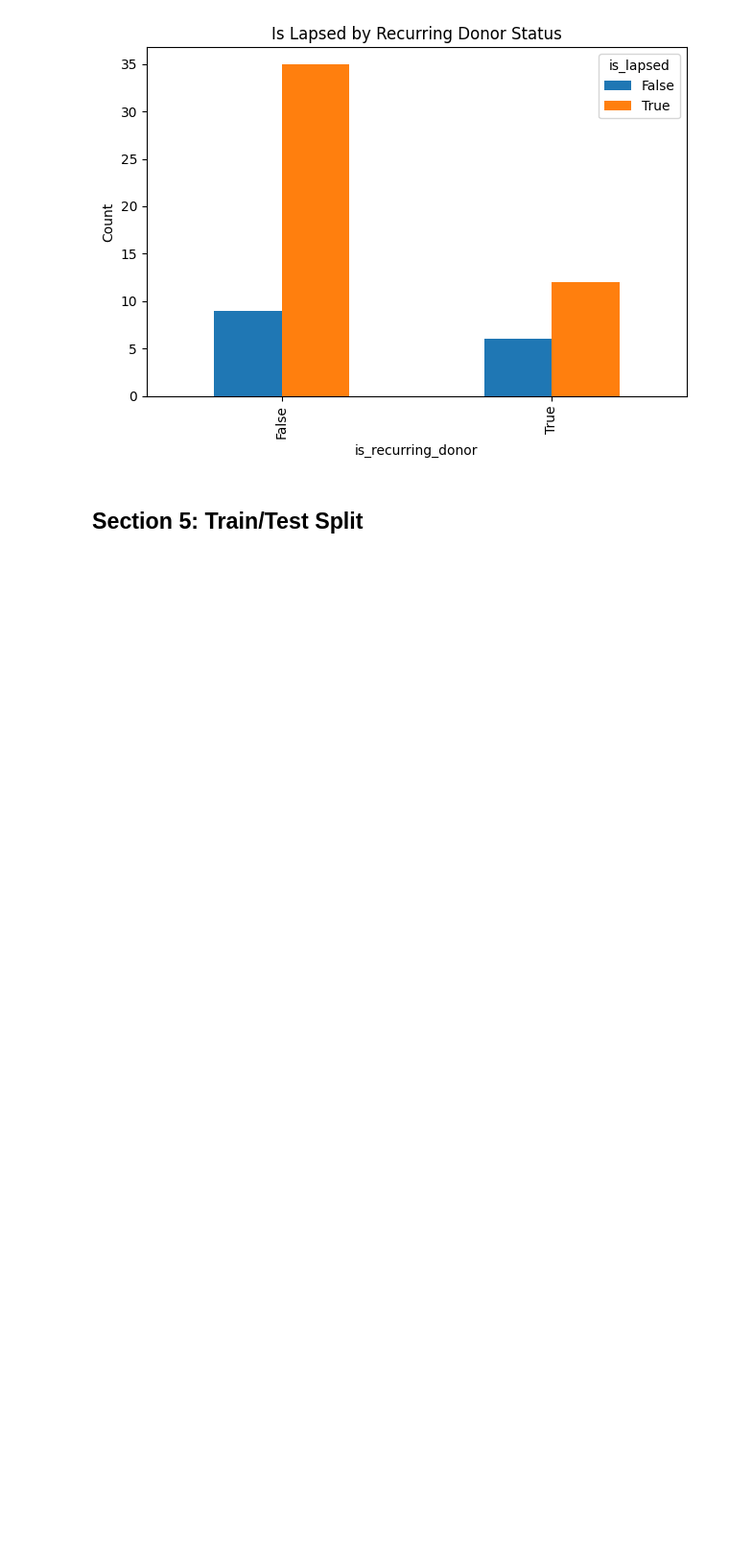
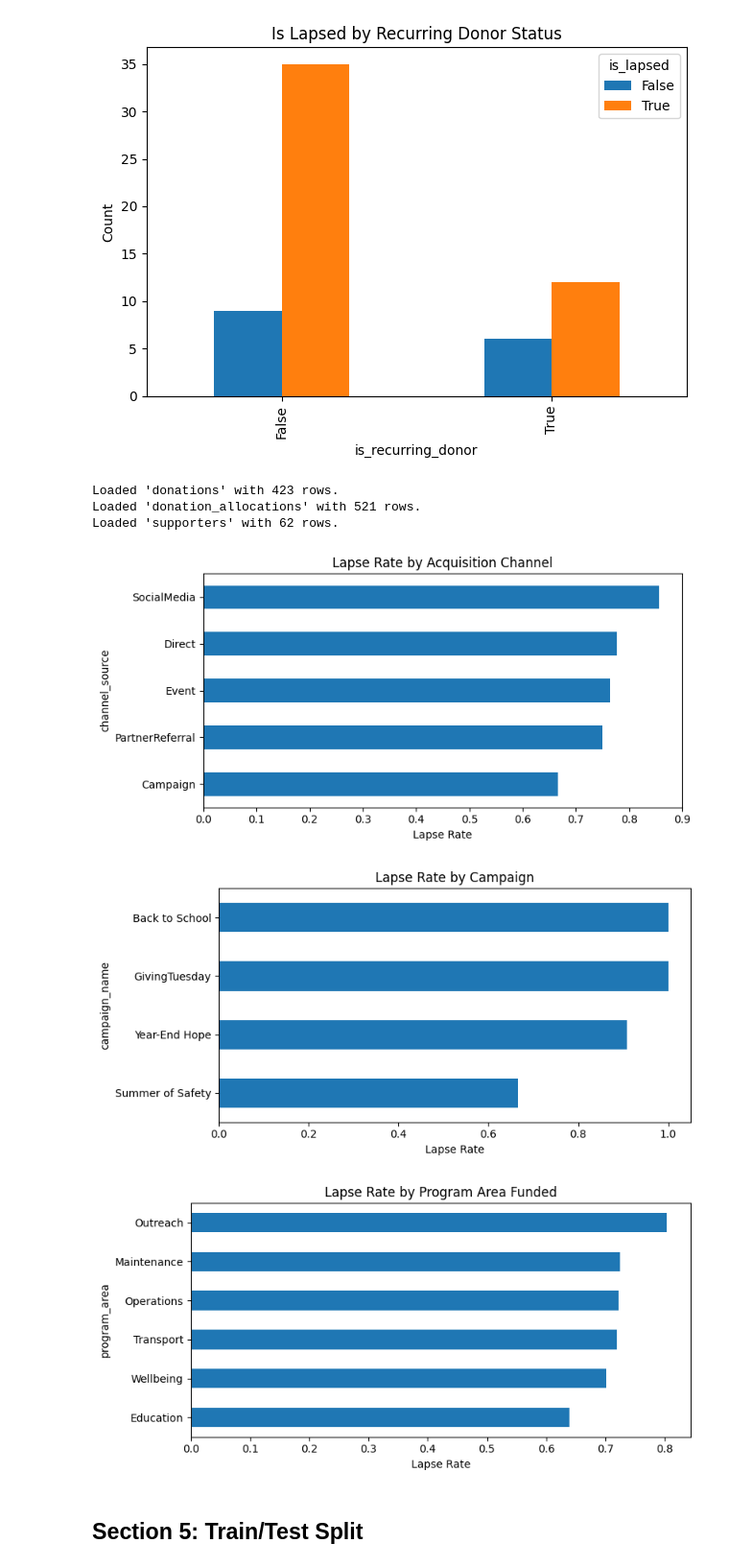
Before and after one commit to mitchsmii/Intex, a Jupyter notebook: ml_pipelines/models/01_donor_churn/donor_churn.ipynb, the cells around one changed output. Shown at 96% size. Cells and saved outputs as stored; diff of their text form; code cells hidden in the pictures; blank space fills up the shorter version.

```diff
--- a/ml_pipelines/models/01_donor_churn/donor_churn.ipynb
+++ b/ml_pipelines/models/01_donor_churn/donor_churn.ipynb
@@ -120,6 +120,72 @@ plt.show()
 [figure]
 <Figure size 700x400 with 0 Axes>
 [figure]
+# %%
+import sys, os
+sys.path.insert(0, os.path.abspath('../..'))
+from data.loader import load_donations, load_donation_allocations, load_supporters
+import matplotlib.pyplot as plt
+import pandas as pd
+
+donations_raw = load_donations()
+allocations = load_donation_allocations()
+
+# Chart 1: Lapse rate by acquisition channel
+channel_lapse = df.groupby(
+    [col for col in df.columns if col.startswith('acq_')]
+)
+
+# Merge supporters with donations to get channel and campaign
+supporters_raw = load_supporters()
+merged = supporters_raw.merge(
+    donations_raw[['supporter_id', 'channel_source', 'campaign_name']],
+    on='supporter_id', how='left'
+)
+merged = merged.merge(df[['is_lapsed']], left_index=True, right_index=True)
+
+# Chart 1: Lapse rate by channel source
+plt.figure(figsize=(8, 4))
+channel_lapse = merged.groupby('channel_source')['is_lapsed'].mean().sort_values()
+channel_lapse.plot(kind='barh')
+plt.title('Lapse Rate by Acquisition Channel')
+plt.xlabel('Lapse Rate')
+plt.tight_layout()
+plt.show()
+
+# Chart 2: Lapse rate by campaign
+plt.figure(figsize=(8, 4))
+campaign_lapse = merged.groupby('campaign_name')['is_lapsed'].mean().sort_values()
+campaign_lapse.plot(kind='barh')
+plt.title('Lapse Rate by Campaign')
+plt.xlabel('Lapse Rate')
+plt.tight_layout()
+plt.show()
+
+# Chart 3: Lapse rate by program area funded
+# Build a supporter_id -> is_lapsed mapping from the same supporter row order.
+supporter_lapse = supporters_raw[['supporter_id']].copy()
+supporter_lapse['is_lapsed'] = df['is_lapsed'].values
+
+plt.figure(figsize=(8, 4))
+program_lapse = allocations.merge(
+    donations_raw[['donation_id', 'supporter_id']], on='donation_id', how='left'
+).merge(
+    supporter_lapse,
+    on='supporter_id',
+    how='left'
+).groupby('program_area')['is_lapsed'].mean().sort_values()
+program_lapse.plot(kind='barh')
+plt.title('Lapse Rate by Program Area Funded')
+plt.xlabel('Lapse Rate')
+plt.tight_layout()
+plt.show()
+# %% [output]
+Loaded 'donations' with 423 rows.
+Loaded 'donation_allocations' with 521 rows.
+Loaded 'supporters' with 62 rows.
+[figure, added]
+[figure, added]
+[figure, added]
 # %% [markdown]
 ## Section 5: Train/Test Split
 # %%
```
Also changed, not shown: parts of 3 cells of this notebook, 3 other files.
